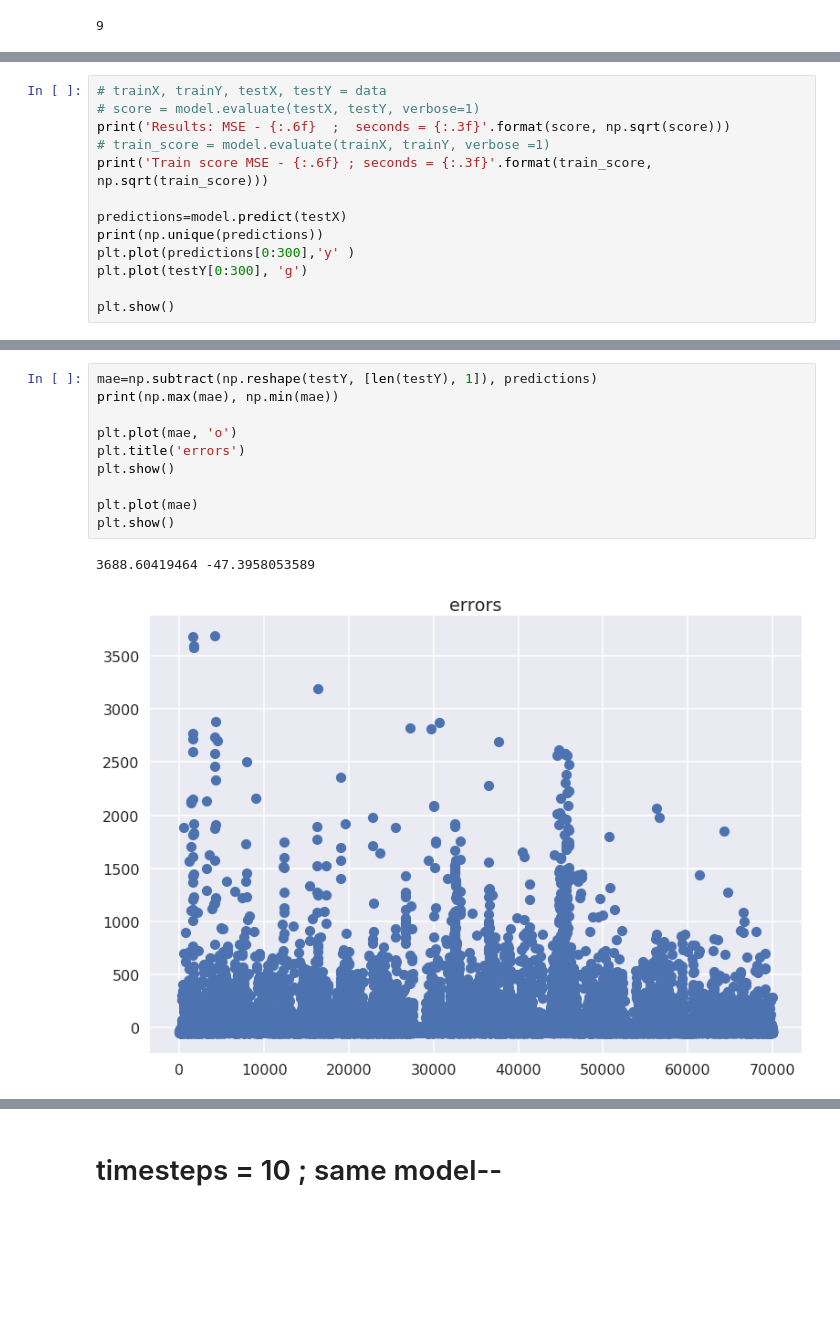
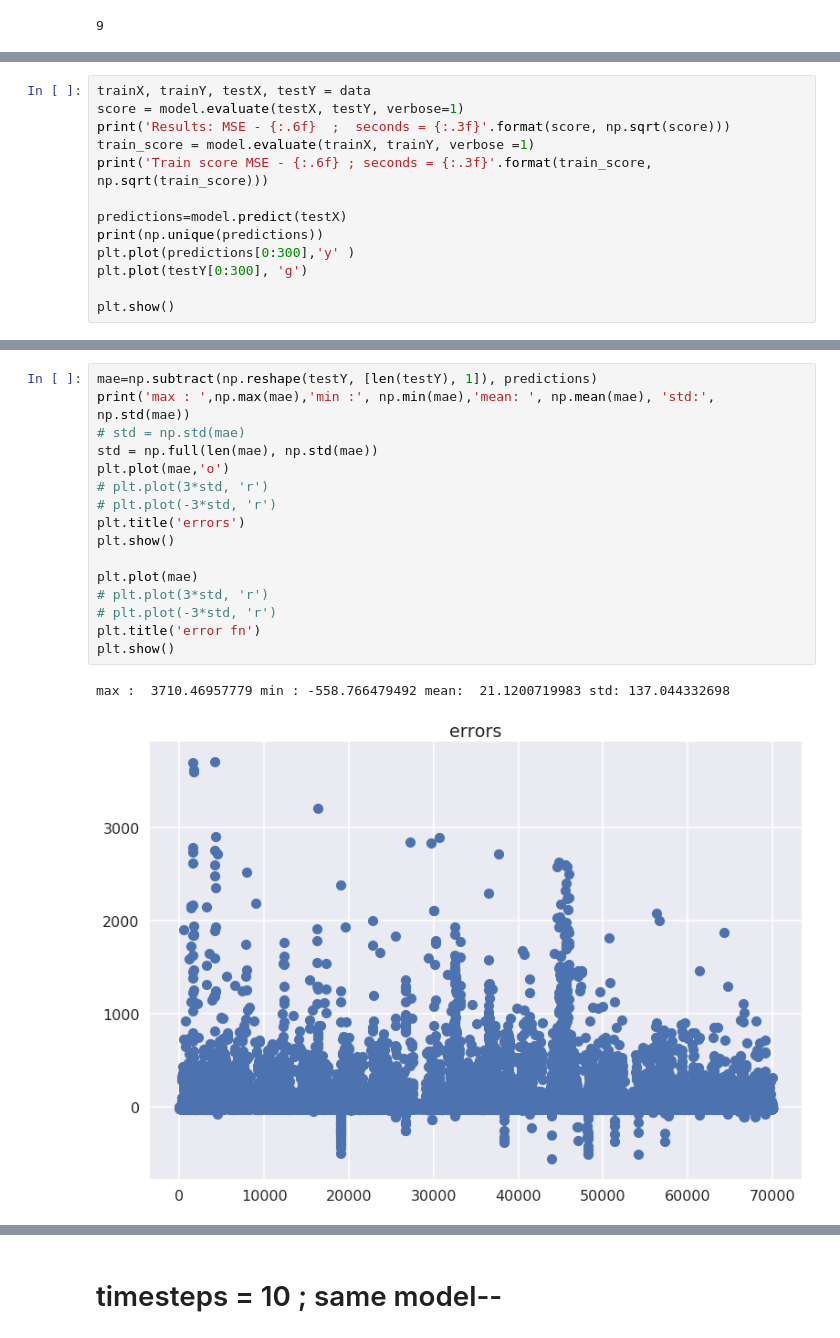
Before and after one commit to vyomshm/DeepAnomaly, a Jupyter notebook: abc.ipynb, the cells around one changed output, grey strips where cells are left out. Saved outputs shown, nothing was run; the diff lists cells and outputs as text; blank space fills up the shorter version.

```diff
--- a/abc.ipynb
+++ b/abc.ipynb
@@ -564,8 +564,8 @@ plt.show()
 # %%
-# trainX, trainY, testX, testY = data
-# score = model.evaluate(testX, testY, verbose=1)
+trainX, trainY, testX, testY = data
+score = model.evaluate(testX, testY, verbose=1)
 print('Results: MSE - {:.6f}  ;  seconds = {:.3f}'.format(score, np.sqrt(score)))
-# train_score = model.evaluate(trainX, trainY, verbose =1)
+train_score = model.evaluate(trainX, trainY, verbose =1)
 print('Train score MSE - {:.6f} ; seconds = {:.3f}'.format(train_score, np.sqrt(train_score)))
 
 predictions=model.predict(testX)
@@ -595,13 +607,19 @@ plt.show()
 # %%
 mae=np.subtract(np.reshape(testY, [len(testY), 1]), predictions)
-print(np.max(mae), np.min(mae))
-
-plt.plot(mae, 'o')
+print('max : ',np.max(mae),'min :', np.min(mae),'mean: ', np.mean(mae), 'std:', np.std(mae))
+# std = np.std(mae)
+std = np.full(len(mae), np.std(mae))
+plt.plot(mae,'o')
+# plt.plot(3*std, 'r')
+# plt.plot(-3*std, 'r')
 plt.title('errors')
 plt.show()
 
 plt.plot(mae)
+# plt.plot(3*std, 'r')
+# plt.plot(-3*std, 'r')
+plt.title('error fn')
 plt.show()
 # %% [output]
-3688.60419464 -47.3958053589
+max :  3710.46957779 min : -558.766479492 mean:  21.1200719983 std: 137.044332698
-[figure, old version]
+[figure, new version]
```
Also changed, not shown: parts of 5 cells of this notebook.
